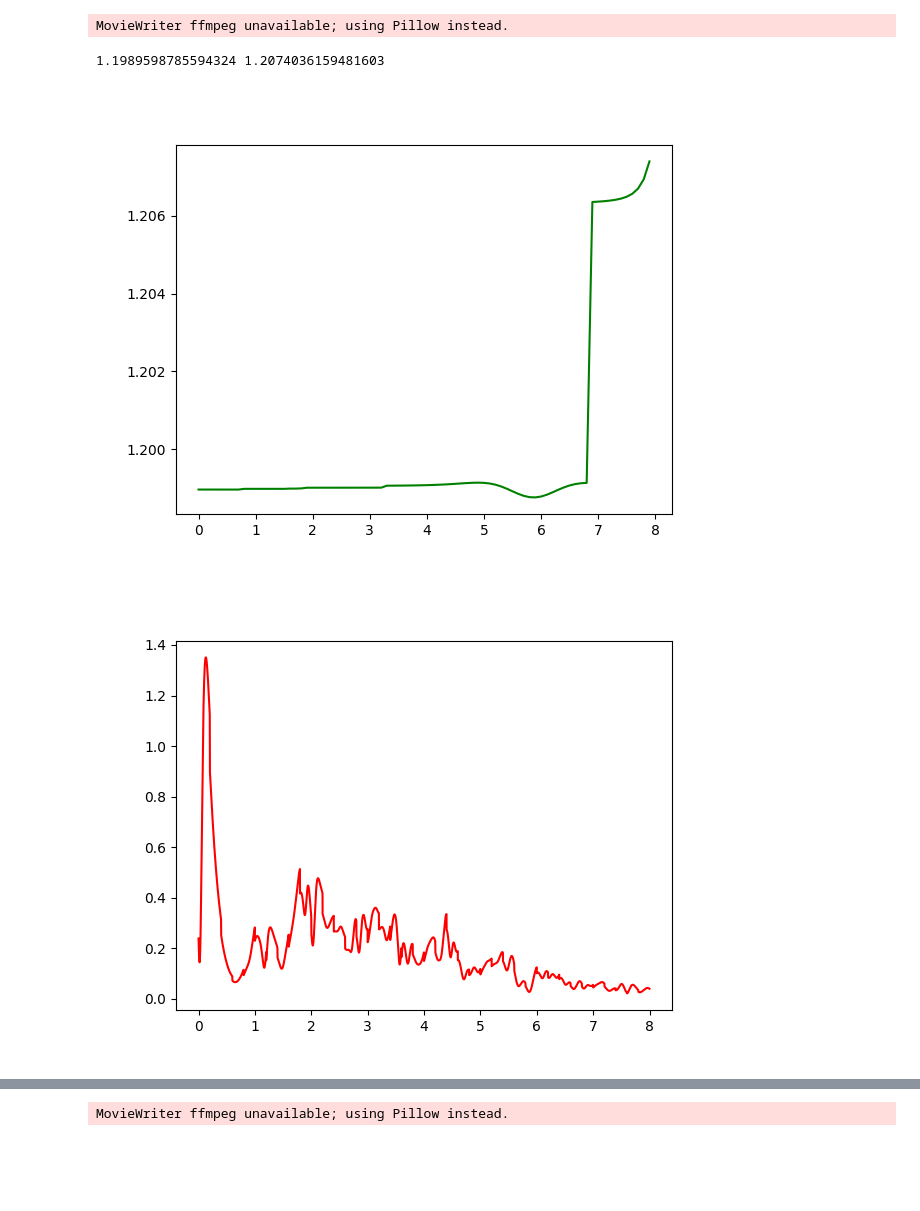
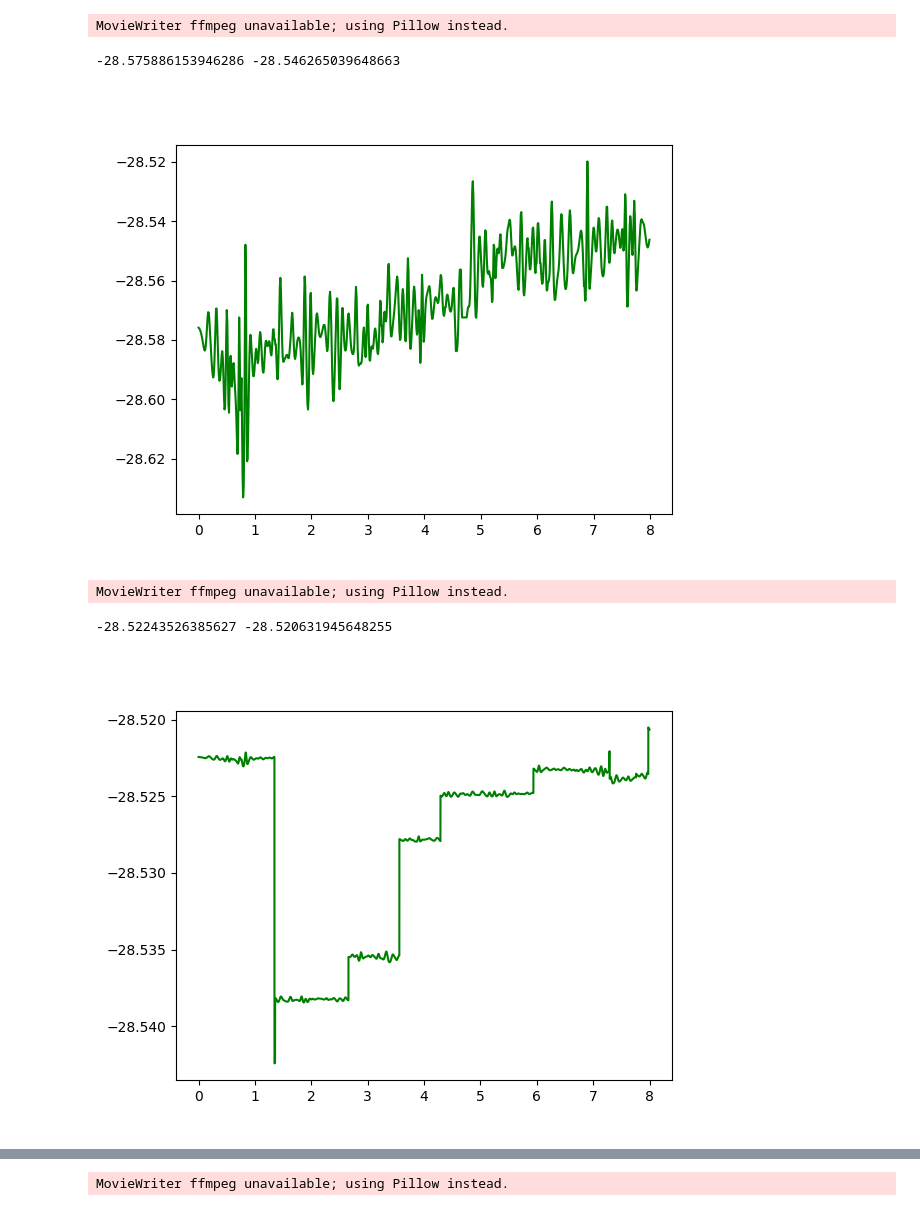
Before and after one commit to cfloyd-hmc/CF-NH-Phys64, a Jupyter notebook: LJ_newmain.ipynb, the cells around one changed output, grey strips where cells are left out. Drawn from its saved outputs; the diff is of its cells as text; code cells hidden in the pictures; blank space fills up the shorter version.

Commit message:
ran tests to show in presentation

```diff
--- a/LJ_newmain.ipynb
+++ b/LJ_newmain.ipynb
@@ -304,21 +322,40 @@ class LJParticles:
 # %%
 # TEST CELL: 25 PARTICLES, NO COOLING
 
-dt = 0.1
+dt = 0.01
 tmax = 8
 
-LJ = LJParticles(initialKE = .3, Lx = 7, Ly = 7, nx=2, ny=2, dt=dt, tmax=tmax, dispEvery=1)
-PEs, KEs = LJ.saveAnimation("littleTest")
+LJ = LJParticles(initialKE = .3, Lx = 7, Ly = 7, nx=5, ny=5, dt=dt, tmax=tmax, dispEvery=1)
+PEs, KEs, temps = LJ.saveAnimation("littleTest?")
 TEs = [PEs[i] + KEs[i] for i in range(len(PEs))]
 print(TEs[0], TEs[-1])
 
 tvar = np.arange(0,tmax,dt)
 fig, ax = plt.subplots()
 # ax.plot(tvar, PEs, "b", label="PE")
 # ax.plot(tvar, KEs, "r", label="KE")
 ax.plot(tvar, TEs, "g", label="TE");
 # %% [output]
 MovieWriter ffmpeg unavailable; using Pillow instead.
-1.1989598785594324 1.2074036159481603
+-28.575886153946286 -28.546265039648663
-[figure, old version]
+[figure, new version]
-[figure, removed]
+# %%
+# TEST CELL: 25 PARTICLES, NO COOLING
+
+dt = 0.001
+tmax = 8
+
+LJ = LJParticles(initialKE = .3, Lx = 7, Ly = 7, nx=5, ny=5, dt=dt, tmax=tmax, dispEvery=1)
+PEs, KEs, temps = LJ.saveAnimation("littleTest")
+TEs = [PEs[i] + KEs[i] for i in range(len(PEs))]
+print(TEs[0], TEs[-1])
+
+tvar = np.arange(0,tmax,dt)
+fig, ax = plt.subplots()
+# ax.plot(tvar, PEs, "b", label="PE")
+# ax.plot(tvar, KEs, "r", label="KE")
+ax.plot(tvar, TEs, "g", label="TE");
+# %% [output]
+MovieWriter ffmpeg unavailable; using Pillow instead.
+-28.52243526385627 -28.520631945648255
+[figure, added]
```
Also changed, not shown: parts of 6 cells of this notebook, 13 other files.
